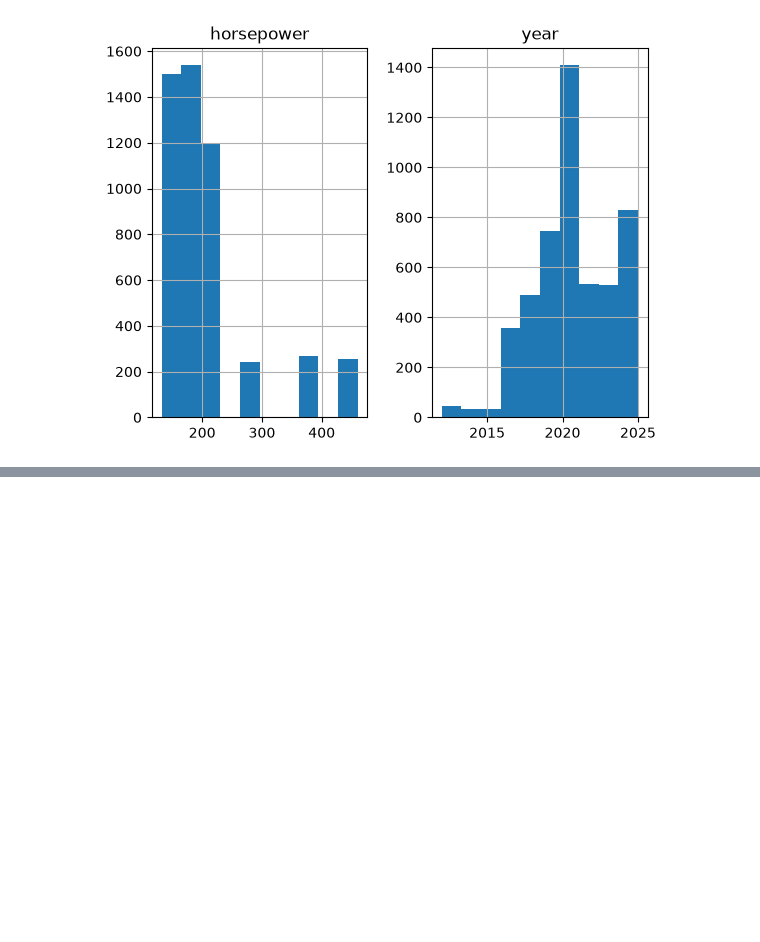
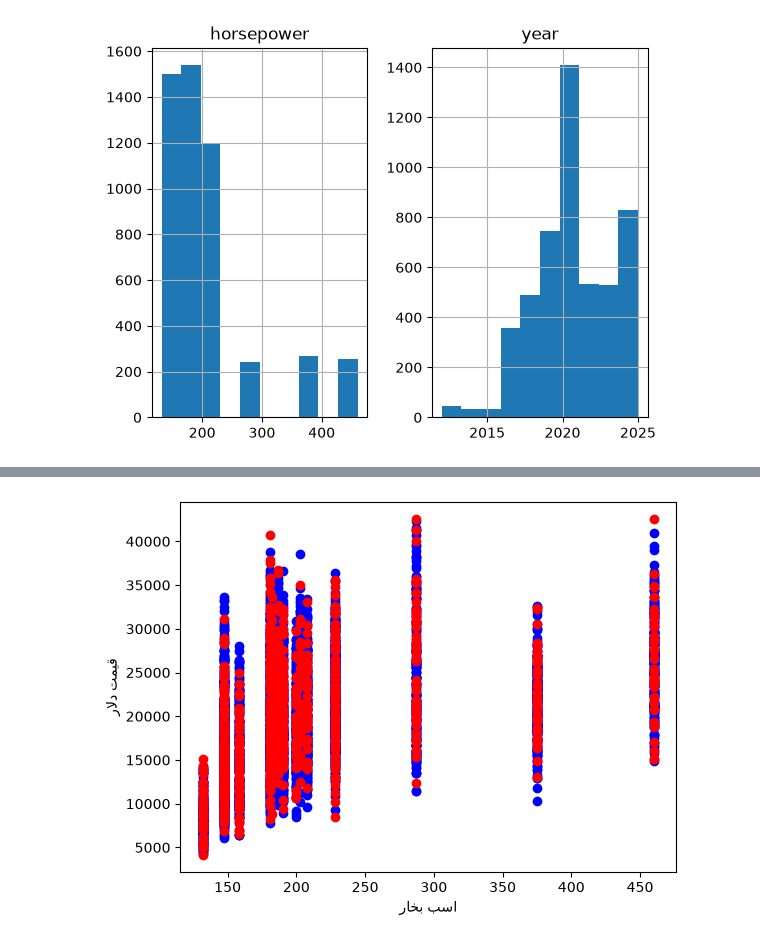
Before and after one commit to mahdiatom00/python-notebooks, a Jupyter notebook: notebooks/Jupyter-main.ipynb, the cells around one changed output, grey strips where cells are left out. Drawn from its saved outputs; the diff is of its cells as text; code cells hidden in the pictures; blank space fills up the shorter version.

Commit message:
commit an easy update first test & train

```diff
--- a/notebooks/Jupyter-main.ipynb
+++ b/notebooks/Jupyter-main.ipynb
@@ -357,0 +383,8 @@ array([[<Axes: title={'center': 'horsepower'}>,
+# %%
+msk = np.random.rand(len(Fa)) < 0.8 #میاد یه ماسک میسازه روی
+print(msk)
+print(~msk) # not  اون رو نشون میده
+train =cdf[msk] #دیتای 80 درصد
+test =cdf[~msk] #دیتای 20 درصد تست
+print(train)
+print(test)
@@ -357,0 +409,10 @@ array([[<Axes: title={'center': 'horsepower'}>,
+# %%
+fig = plt.figure() # ساخت یه فیگور جدید
+ax1 = fig.add_subplot(111)
+ax1.scatter(train.horsepower, train.price_usd, color='blue')
+ax1.scatter(test.horsepower, test.price_usd, color='red')
+plt.xlabel('اسب بخار')
+plt.ylabel('قیمت دلار')
+plt.show()
+# %% [output]
+[figure, added]
```
Also changed, not shown: parts of 18 cells of this notebook.
